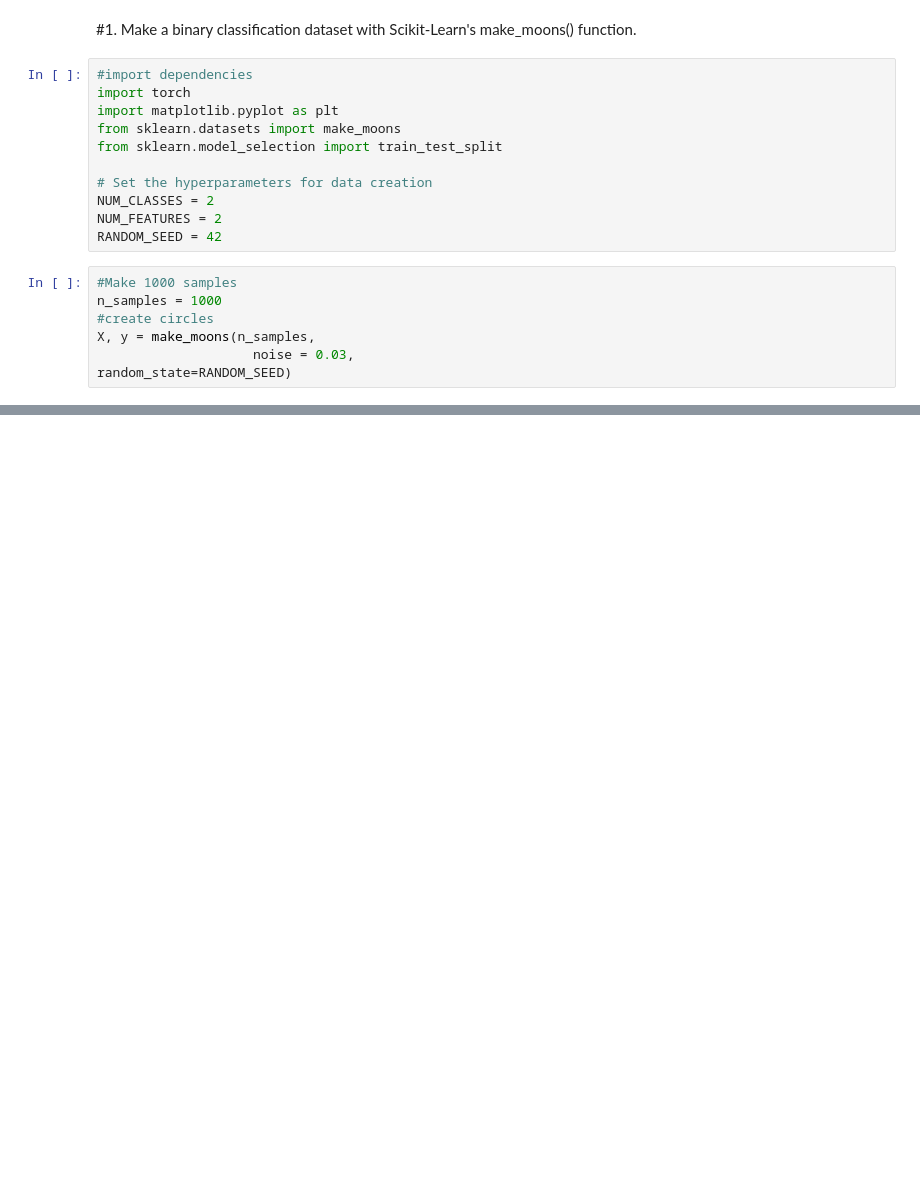
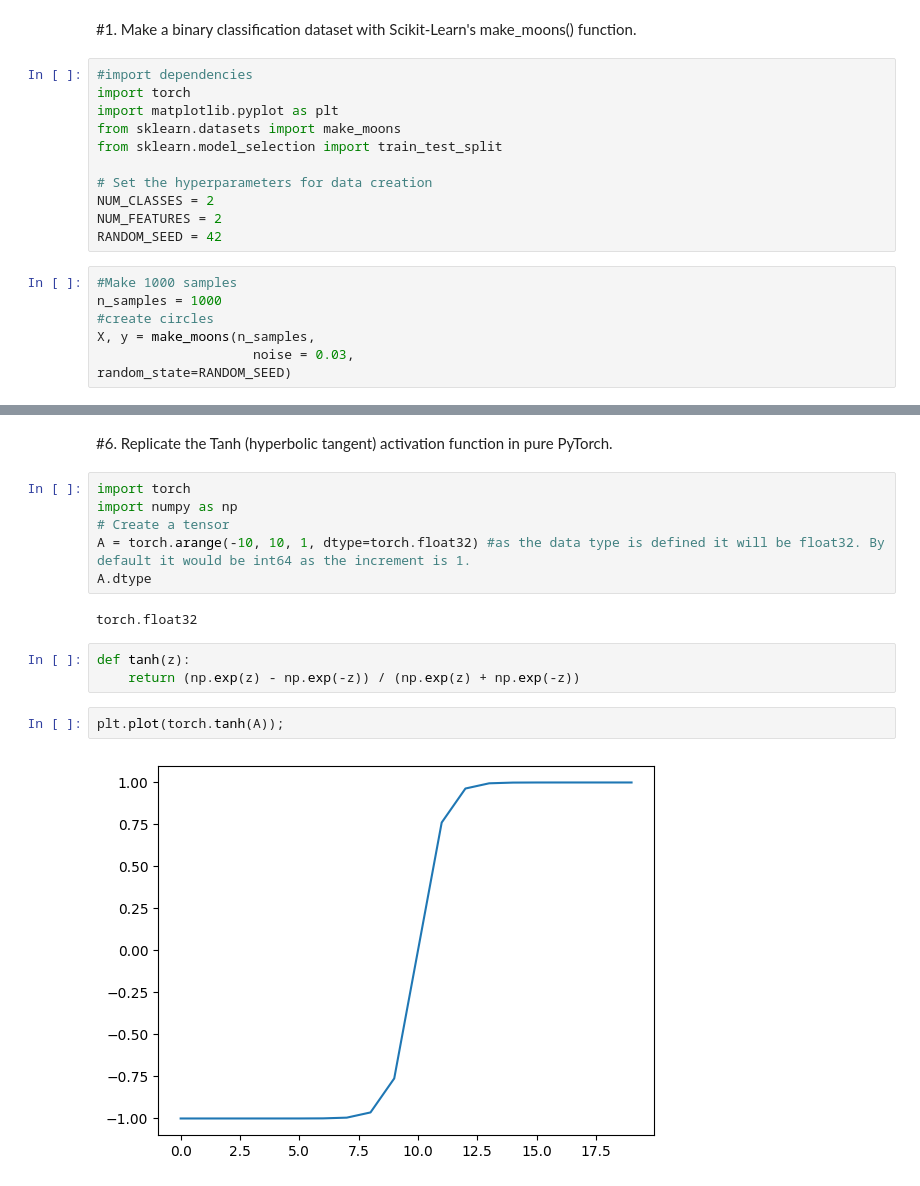
Before and after one commit to mismatchgit/PyTorch-tutorial-freecodecamp, a Jupyter notebook: pytorch_classification_exercise.ipynb, the cells around one changed output, grey strips where cells are left out. Saved outputs shown, nothing was run; the diff lists cells and outputs as text; blank space fills up the shorter version.

```diff
--- a/pytorch_classification_exercise.ipynb
+++ b/pytorch_classification_exercise.ipynb
@@ -21,0 +203,17 @@ X, y = make_moons(n_samples,
+# %% [markdown]
+#6. Replicate the Tanh (hyperbolic tangent) activation function in pure PyTorch.
+# %%
+import torch
+import numpy as np
+# Create a tensor
+A = torch.arange(-10, 10, 1, dtype=torch.float32) #as the data type is defined it will be float32. By default it would be int64 as the increment is 1.
+A.dtype
+# %% [output]
+torch.float32
+# %%
+def tanh(z):
+	return (np.exp(z) - np.exp(-z)) / (np.exp(z) + np.exp(-z))
+# %%
+plt.plot(torch.tanh(A));
+# %% [output]
+[figure, added]
```
Also changed, not shown: parts of 32 cells of this notebook.
